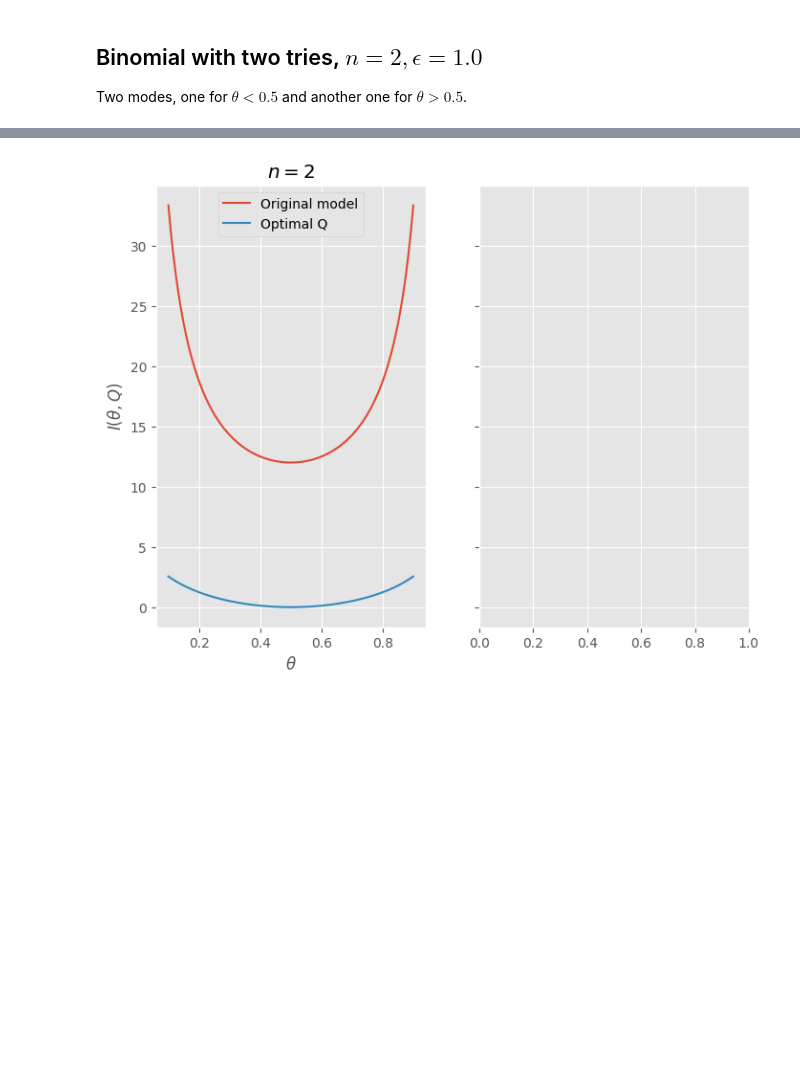
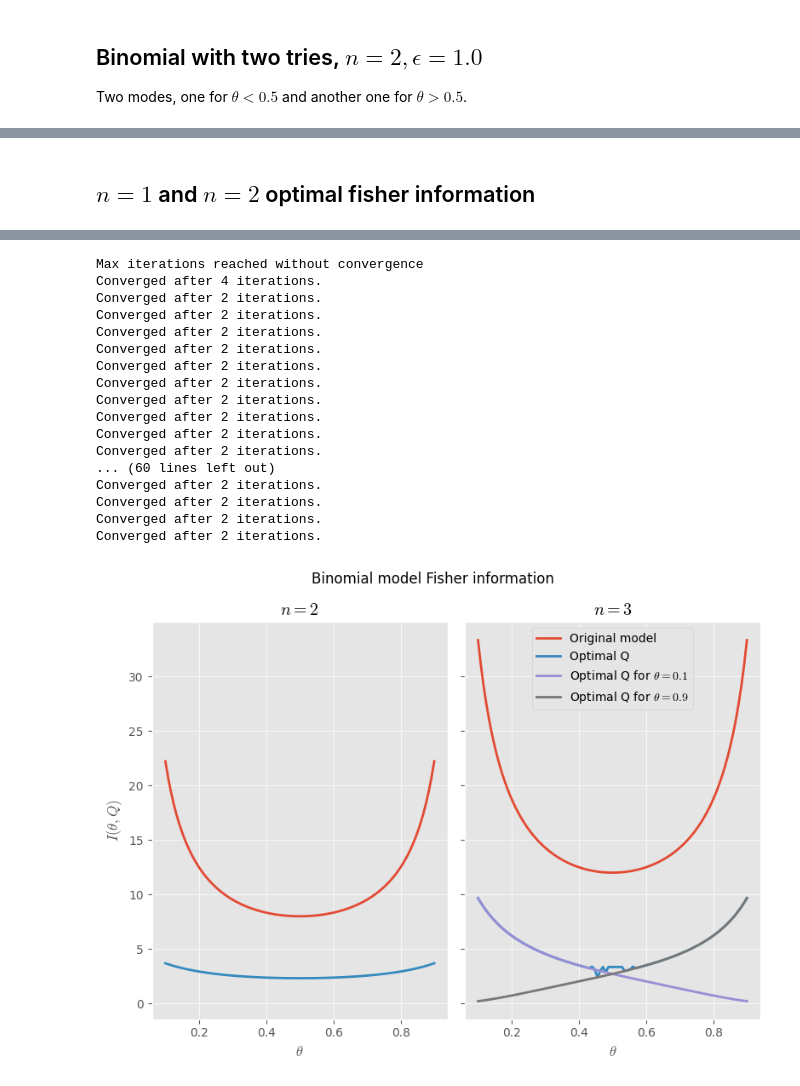
Before and after one commit to MatejVe/locally_efficient_differential_privacy, a Jupyter notebook: DCA_test.ipynb, the cells around one changed output, grey strips where cells are left out. Saved outputs shown, nothing was run; the diff lists cells and outputs as text; code cells hidden in the pictures; blank space fills up the shorter version.

```diff
--- a/DCA_test.ipynb
+++ b/DCA_test.ipynb
@@ -569,3 +658,17 @@ row 2: 0.4223187977374253       0.42231879851253806     0.15536240375003674
+# %% [markdown]
+## $n=1$ and $n=2$ optimal fisher information
+# %%
+def binom_optimal_privacy(n_trials, epsilon, theta):
+    k = n_trials + 1
+    p_theta = binom.pmf(np.arange(k), n_trials, theta)
+    p_theta_dot = np.array([binom_derivative(i, n_trials, theta) for i in range(k)])
+
+    q0 = np.random.uniform(size=(k, k))
+    for i in range(n_trials+1):
+        q0[i] = q0[i] / np.sum(q0[i])
+
+    opt_q, _ = DCA_single_param(q0, p_theta, p_theta_dot, epsilon)
+    return opt_q.T
 # %%
 import matplotlib.pyplot as plt
 import matplotlib
@@ -584,13 +687,14 @@ thetas = np.linspace(1e-1, 1-1e-1, 100) # exclude boundaries
 
 fig, ax = plt.subplots(ncols=2, figsize=(8, 6), sharey=True)
 
-# n=3
-orig_fisher_infs = fisher_information_original(n=3, theta=thetas)
+# n=2
+orig_fisher_infs = fisher_information_original(n=2, theta=thetas)
 privatized_opt_fisher_infs = list()
 for theta in thetas:
-    reduced_q_matrix = reduce_optimal_matrix(opt_q)
-    p_theta = binom.pmf(np.arange(3), 2, theta)
-    p_theta_dot = [binom_derivative(i, n=2, theta=theta) for i in range(3)]
+    opt_q_matrix = binom_optimal_privacy(n_trials=1, epsilon=EPSILON, theta=theta)
+    reduced_q_matrix = reduce_optimal_matrix(opt_q_matrix)
+    p_theta = binom.pmf(np.arange(2), 1, theta)
+    p_theta_dot = [binom_derivative(i, n=1, theta=theta) for i in range(2)]
 
     privatized_opt_fisher_infs.append(fisher_information_privatized(reduced_q_matrix, p_theta, p_theta_dot))
 
@@ -599,7 +703,39 @@ ax[0].plot(thetas, privatized_opt_fisher_infs, label="Optimal Q")
 ax[0].set_xlabel(r"$\theta$")
 ax[0].set_ylabel(r"$I(\theta, Q)$")
 ax[0].set_title("$n=2$")
-ax[0].legend()
 
+# n = 3
+orig_fisher_infs = fisher_information_original(n=3, theta=thetas)
+privatized_opt_fisher_infs = list()
+
+small_theta_opt_matrix = binom_optimal_privacy(n_trials=2, epsilon=EPSILON, theta=0.1)
+small_theta_Q_reduced = reduce_optimal_matrix(small_theta_opt_matrix)
+big_theta_opt_matrix = binom_optimal_privacy(n_trials=2, epsilon=EPSILON, theta=0.9)
+big_theta_Q_reduced = reduce_optimal_matrix(big_theta_opt_matrix)
+
+small_theta_fishers = list()
+big_theta_fishers = list()
+
+for i, theta in enumerate(thetas):
+    p_theta = binom.pmf(np.arange(3), 2, theta)
+    p_theta_dot = [binom_derivative(i, n=2, theta=theta) for i in range(3)]
+
+    opt_q_matrix = binom_optimal_privacy(n_trials=2, epsilon=EPSILON, theta=theta)
+    opt_q_matrix_reduced = reduce_optimal_matrix(opt_q_matrix)
+    privatized_opt_fisher_infs.append(fisher_information_privatized(opt_q_matrix_reduced, p_theta, p_theta_dot))
+    small_theta_fishers.append(fisher_information_privatized(small_theta_Q_reduced, p_theta, p_theta_dot))
+    big_theta_fishers.append(fisher_information_privatized(big_theta_Q_reduced, p_theta, p_theta_dot))
+
+
+ax[1].plot(thetas, orig_fisher_infs, label="Original model")
+ax[1].plot(thetas, privatized_opt_fisher_infs, label="Optimal Q")
+ax[1].plot(thetas, small_theta_fishers, label=r"Optimal Q for $\theta = 0.1$")
+ax[1].plot(thetas, big_theta_fishers, label=r"Optimal Q for $\theta = 0.9$")
+ax[1].set_xlabel(r"$\theta$")
+ax[1].set_title("$n=3$")
+ax[1].legend()
+
+plt.suptitle("Binomial model Fisher information")
+plt.tight_layout()
 plt.show()
 # %% [output]
@@ -606 +759,18 @@ plt.show()
+Max iterations reached without convergence
+Converged after 4 iterations.
+Converged after 2 iterations.
+Converged after 2 iterations.
+Converged after 2 iterations.
+Converged after 2 iterations.
+Converged after 2 iterations.
+Converged after 2 iterations.
+Converged after 2 iterations.
+Converged after 2 iterations.
+Converged after 2 iterations.
+Converged after 2 iterations.
+... (60 lines left out)
+Converged after 2 iterations.
+Converged after 2 iterations.
+Converged after 2 iterations.
+Converged after 2 iterations.
-[figure, old version]
+[figure, new version]
```
Also changed, not shown: parts of 10 cells of this notebook, 2 other files.
